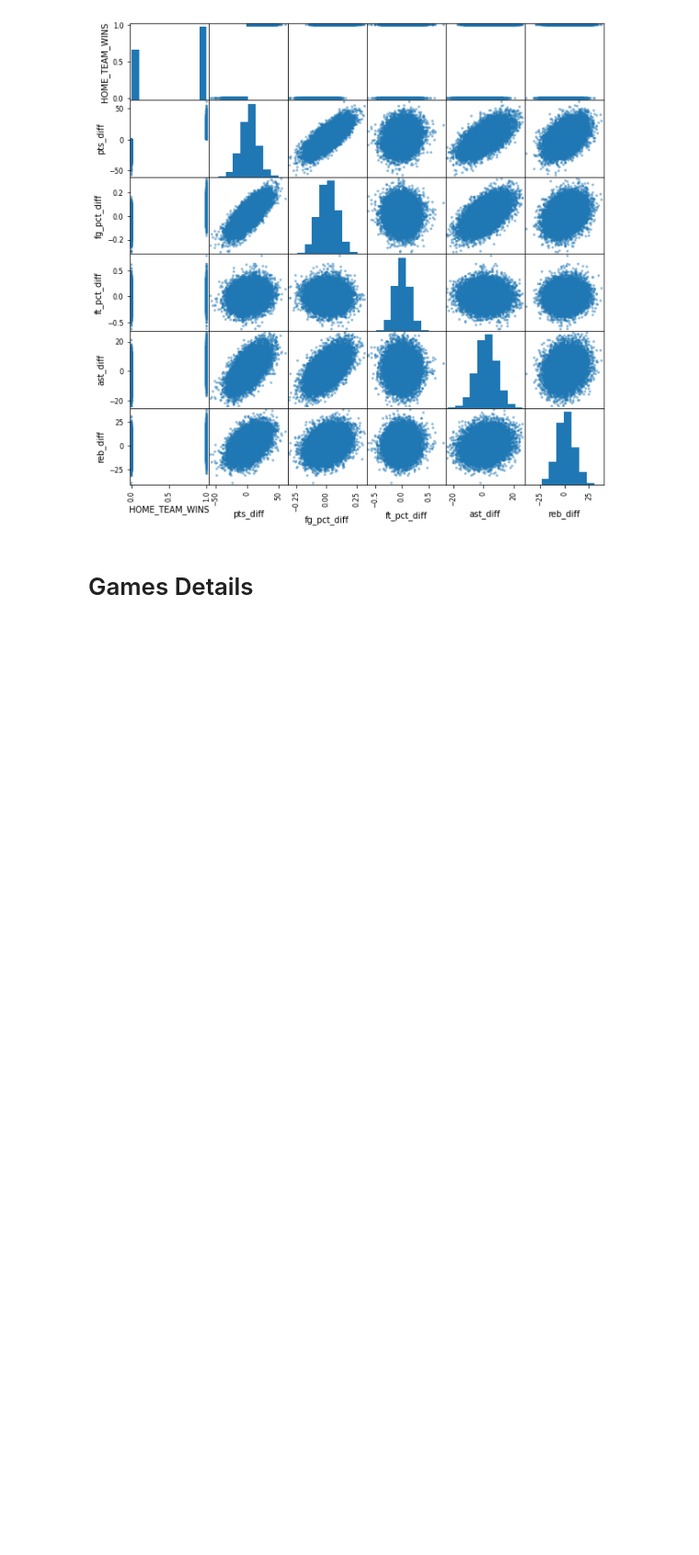
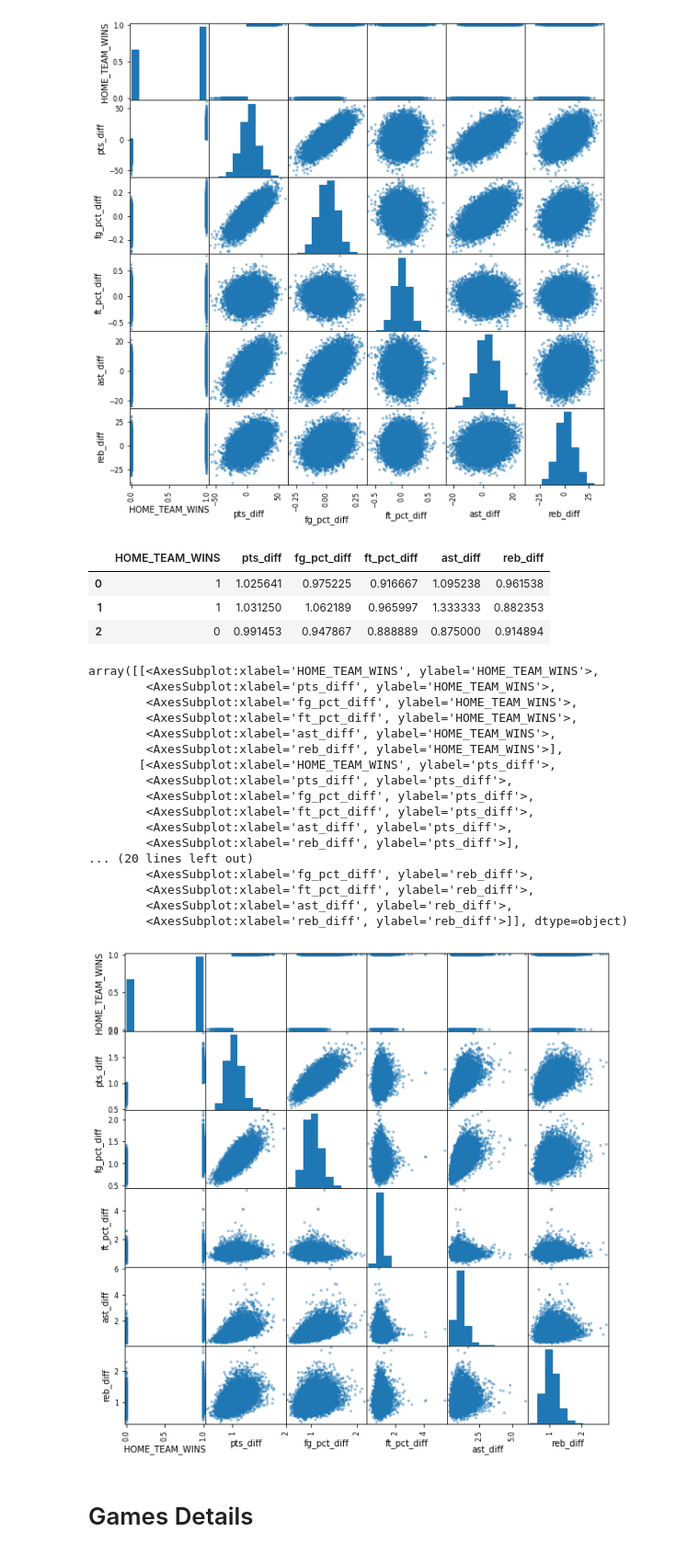
Before and after one commit to olivedisaster/final-project, a Jupyter notebook: write_data_BMW.ipynb, the cells around one changed output. Shown at 92% size. Saved outputs shown, nothing was run; the diff lists cells and outputs as text; code cells hidden in the pictures; blank space fills up the shorter version.

```diff
--- a/write_data_BMW.ipynb
+++ b/write_data_BMW.ipynb
@@ -109,3 +125,40 @@ array([[<AxesSubplot:xlabel='HOME_TEAM_WINS', ylabel='HOME_TEAM_WINS'>,
+# %%
+games['pts_diff'] = games['PTS_home'] / games['PTS_away']
+games['fg_pct_diff'] = games['FG_PCT_home'] / games['FG_PCT_away']
+games['ft_pct_diff'] = games['FT_PCT_home'] / games['FT_PCT_away']
+games['ast_diff'] = games['AST_home'] / games['AST_away']
+games['reb_diff'] = games['REB_home'] / games['REB_away']
+# %%
+games_diff = games[['HOME_TEAM_WINS', 'pts_diff', 'fg_pct_diff', 'ft_pct_diff', 'ast_diff', 'reb_diff']]
+games_diff.head(3)
+# %% [output]
+|  | HOME_TEAM_WINS | pts_diff | fg_pct_diff | ft_pct_diff | ast_diff | reb_diff |
+| 0 | 1 | 1.025641 | 0.975225 | 0.916667 | 1.095238 | 0.961538 |
+| 1 | 1 | 1.031250 | 1.062189 | 0.965997 | 1.333333 | 0.882353 |
+| 2 | 0 | 0.991453 | 0.947867 | 0.888889 | 0.875000 | 0.914894 |
+# %%
+from pandas.plotting import scatter_matrix
+
+scatter_matrix(games_diff[['HOME_TEAM_WINS','pts_diff','fg_pct_diff','ft_pct_diff','ast_diff','reb_diff']], figsize=(10,10))
+# %% [output]
+array([[<AxesSubplot:xlabel='HOME_TEAM_WINS', ylabel='HOME_TEAM_WINS'>,
+        <AxesSubplot:xlabel='pts_diff', ylabel='HOME_TEAM_WINS'>,
+        <AxesSubplot:xlabel='fg_pct_diff', ylabel='HOME_TEAM_WINS'>,
+        <AxesSubplot:xlabel='ft_pct_diff', ylabel='HOME_TEAM_WINS'>,
+        <AxesSubplot:xlabel='ast_diff', ylabel='HOME_TEAM_WINS'>,
+        <AxesSubplot:xlabel='reb_diff', ylabel='HOME_TEAM_WINS'>],
+       [<AxesSubplot:xlabel='HOME_TEAM_WINS', ylabel='pts_diff'>,
+        <AxesSubplot:xlabel='pts_diff', ylabel='pts_diff'>,
+        <AxesSubplot:xlabel='fg_pct_diff', ylabel='pts_diff'>,
+        <AxesSubplot:xlabel='ft_pct_diff', ylabel='pts_diff'>,
+        <AxesSubplot:xlabel='ast_diff', ylabel='pts_diff'>,
+        <AxesSubplot:xlabel='reb_diff', ylabel='pts_diff'>],
+... (20 lines left out)
+        <AxesSubplot:xlabel='fg_pct_diff', ylabel='reb_diff'>,
+        <AxesSubplot:xlabel='ft_pct_diff', ylabel='reb_diff'>,
+        <AxesSubplot:xlabel='ast_diff', ylabel='reb_diff'>,
+        <AxesSubplot:xlabel='reb_diff', ylabel='reb_diff'>]], dtype=object)
+[figure, added]
 # %% [markdown]
 # Games Details
 # %%
```
Also changed, not shown: parts of 25 cells of this notebook.
